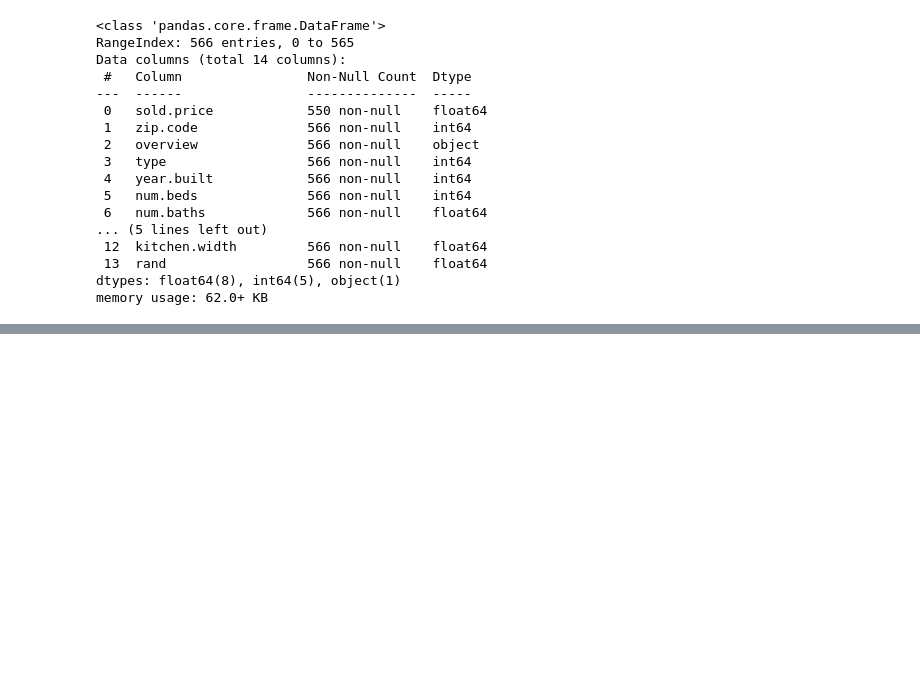
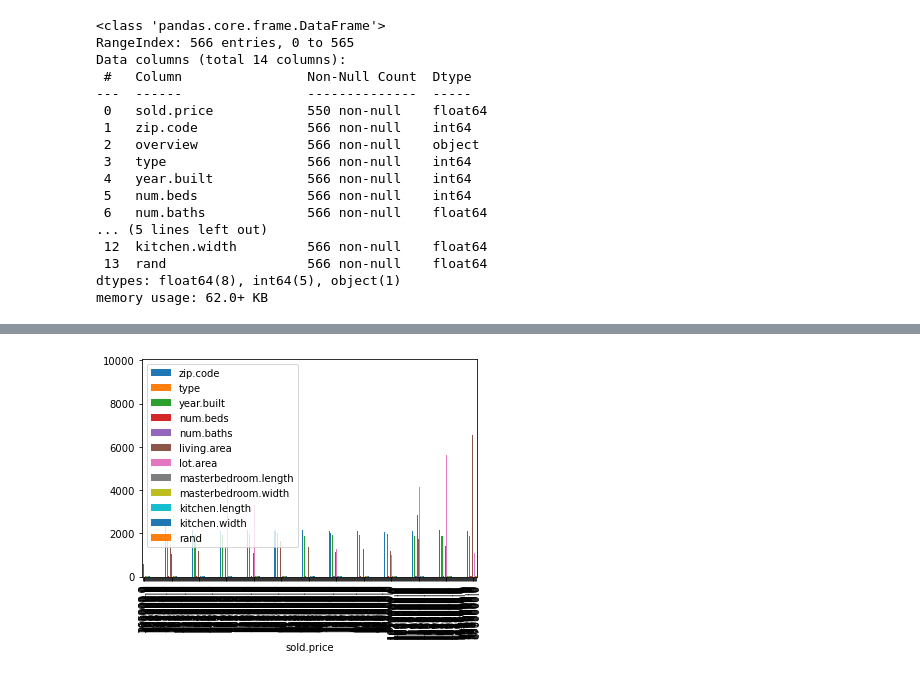
Before and after one commit to HannibalHerforth/techlabs-elective, a Jupyter notebook: Techlabs working station.ipynb, the cells around one changed output, grey strips where cells are left out. Saved outputs shown, nothing was run; the diff lists cells and outputs as text; code cells hidden in the pictures; blank space fills up the shorter version.

```diff
--- a/Techlabs working station.ipynb
+++ b/Techlabs working station.ipynb
@@ -126,0 +152,5 @@ memory usage: 62.0+ KB
+# %%
+df.groupby('sold.price').mean().plot.bar()
+plt.show()
+# %% [output]
+[figure, added]
```
Also changed, not shown: parts of 10 cells of this notebook.
